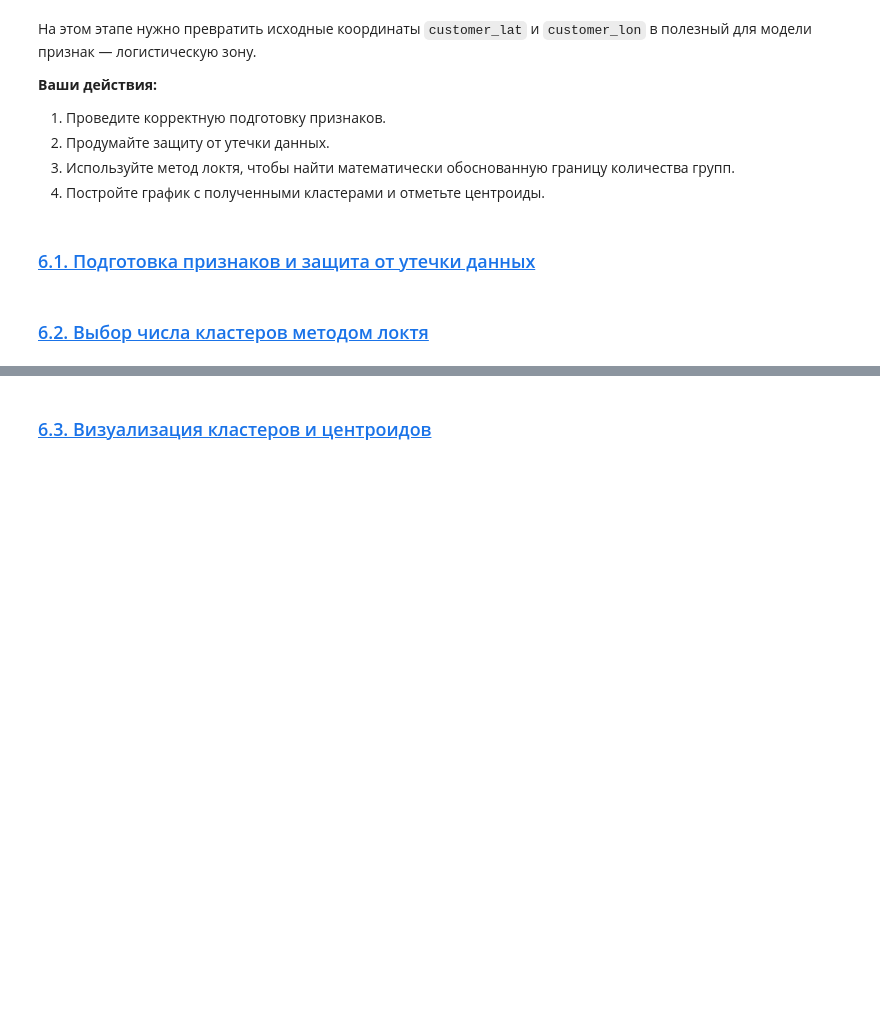
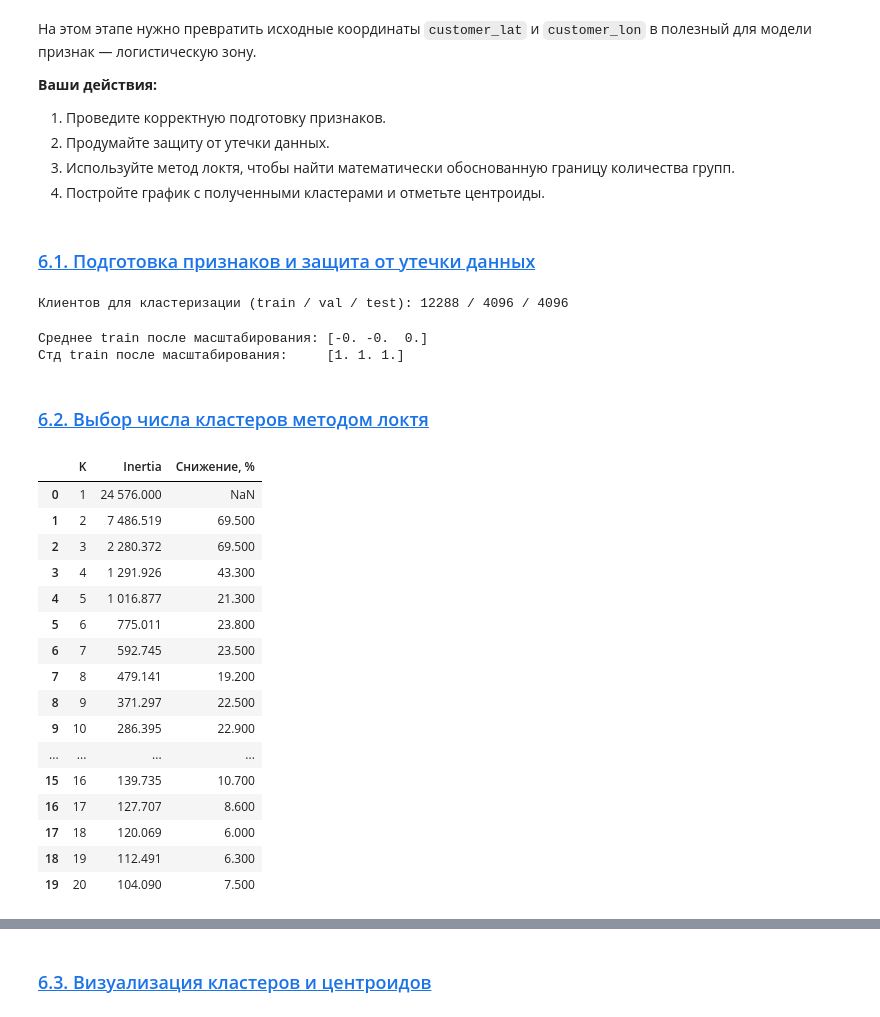
Before and after one commit to MEYakunin/Sprint18_Delivery_Delay_Prediction, a Jupyter notebook: Sprint18_Delivery_Delay_Prediction_Yakunin_Mikl.ipynb, the cells around one changed output, grey strips where cells are left out. Saved outputs shown, nothing was run; the diff lists cells and outputs as text; code cells hidden in the pictures; blank space fills up the shorter version.

```diff
--- a/Sprint18_Delivery_Delay_Prediction_Yakunin_Mikl.ipynb
+++ b/Sprint18_Delivery_Delay_Prediction_Yakunin_Mikl.ipynb
@@ -1035,5 +1036,31 @@ metrics_result_df.sort_values('AUC-ROC', ascending=False)
 4. Постройте график с полученными кластерами и отметьте центроиды.
 # %% [markdown]
 ### [6.1. Подготовка признаков и защита от утечки данных](#content)<a id="6_1"></a>
+# %%
+# Определяем координат из справочника клиентов (только гео-признаки)
+geo_cols = ['customer_id', 'customer_lat', 'customer_lon']
+
+train_geo = df_customers_clean[df_customers_clean['customer_id'].isin(train_customers)][geo_cols]
+val_geo = df_customers_clean[df_customers_clean['customer_id'].isin(val_customers)][geo_cols]
+test_geo = df_customers_clean[df_customers_clean['customer_id'].isin(test_customers)][geo_cols]
+
+print(f'Клиентов для кластеризации (train / val / test): {train_geo.shape[0]} / {val_geo.shape[0]} / {test_geo.shape[0]}')
+# %% [output]
+Клиентов для кластеризации (train / val / test): 12288 / 4096 / 4096
+# %%
+# Создаем скайлер на train
+geo_scaler = StandardScaler()
+train_geo_scaled = geo_scaler.fit_transform(train_geo)
+
+# Масштабируем валидационную и тестовую выборки
+val_geo_scaled = geo_scaler.transform(val_geo)
+test_geo_scaled = geo_scaler.transform(test_geo)
+
+# Проверяем корректности масштабирования
+print(f'Среднее train после масштабирования: {train_geo_scaled.mean(axis=0).round(4)}')
+print(f'Стд train после масштабирования:     {train_geo_scaled.std(axis=0).round(4)}')
+# %% [output]
+Среднее train после масштабирования: [-0. -0.  0.]
+Стд train после масштабирования:     [1. 1. 1.]
 # %% [markdown]
 ### [6.2. Выбор числа кластеров методом локтя](#content)<a id="6_2"></a>
@@ -1039,0 +1077,23 @@ metrics_result_df.sort_values('AUC-ROC', ascending=False)
+# %%
+# Таблица: инерция и относительное снижение (для обоснования выбора K)
+elbow_df = pd.DataFrame({'K': list(k_range), 'Inertia': inertias})
+elbow_df['Снижение, %'] = (elbow_df['Inertia'].diff().abs() / elbow_df['Inertia'].shift(1) * 100).round(1)
+display(elbow_df)
+# %% [output]
+|  | K | Inertia | Снижение, % |
+| 0 | 1 | 24 576.000 | NaN |
+| 1 | 2 | 7 486.519 | 69.500 |
+| 2 | 3 | 2 280.372 | 69.500 |
+| 3 | 4 | 1 291.926 | 43.300 |
+| 4 | 5 | 1 016.877 | 21.300 |
+| 5 | 6 | 775.011 | 23.800 |
+| 6 | 7 | 592.745 | 23.500 |
+| 7 | 8 | 479.141 | 19.200 |
+| 8 | 9 | 371.297 | 22.500 |
+| 9 | 10 | 286.395 | 22.900 |
+| ... | ... | ... | ... |
+| 15 | 16 | 139.735 | 10.700 |
+| 16 | 17 | 127.707 | 8.600 |
+| 17 | 18 | 120.069 | 6.000 |
+| 18 | 19 | 112.491 | 6.300 |
+| 19 | 20 | 104.090 | 7.500 |
```
Also changed, not shown: parts of 7 cells of this notebook.
